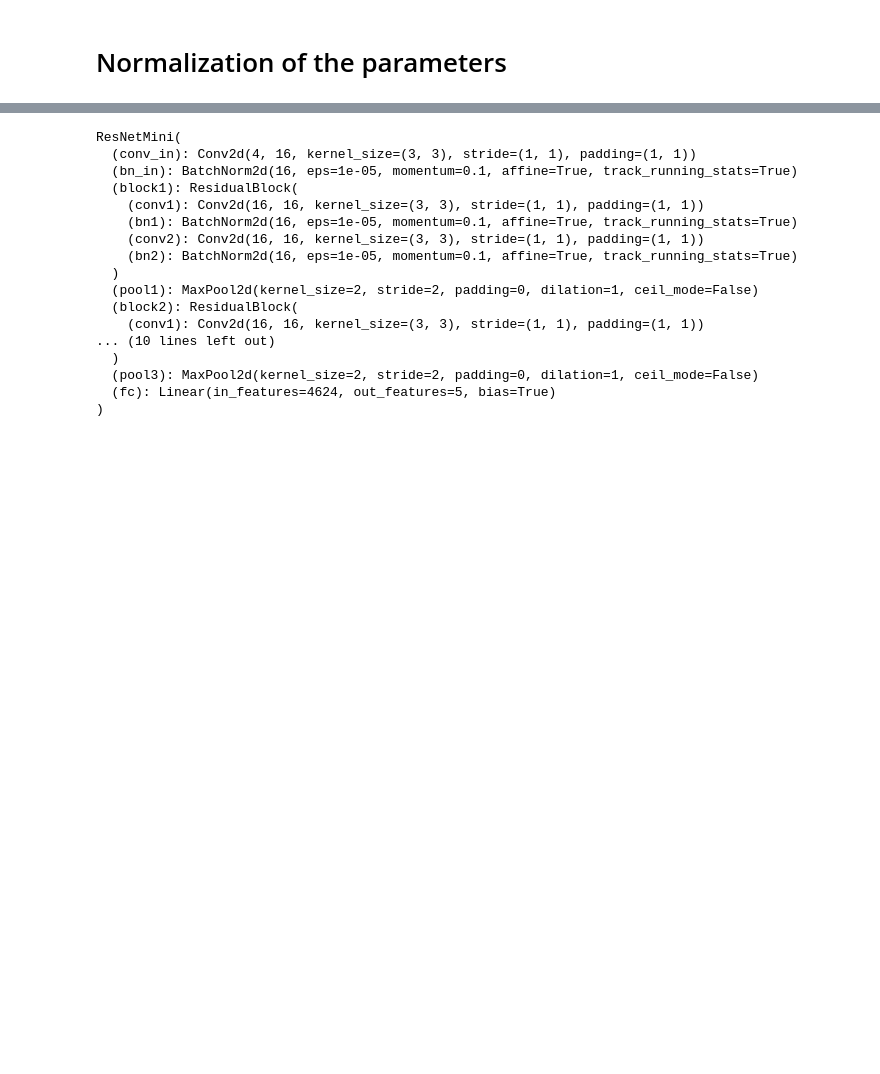
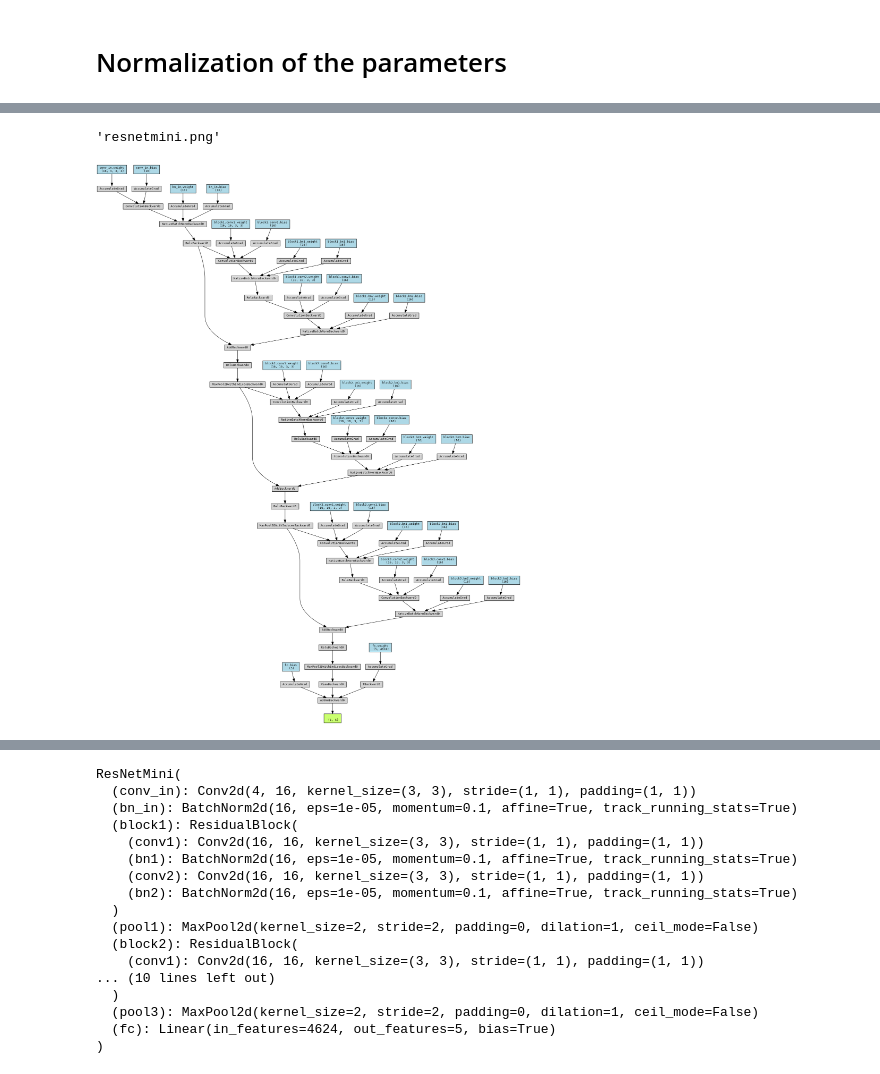
Before and after one commit to matthbatt/Deep-learning-gravitational-lensing, a Jupyter notebook: gravitational_lensing.ipynb, the cells around one changed output, grey strips where cells are left out. Saved outputs shown, nothing was run; the diff lists cells and outputs as text; code cells hidden in the pictures; blank space fills up the shorter version.

```diff
--- a/gravitational_lensing.ipynb
+++ b/gravitational_lensing.ipynb
@@ -493,0 +498,20 @@ len(train_loader)
+# %%
+import torch
+from torchviz import make_dot
+
+model = ResNetMini()
+x = torch.randn(1, 4, 140, 140)
+
+y = model(x)
+
+dot = make_dot(y, params=dict(model.named_parameters()))
+dot.format = "png"
+dot.render("resnetmini", directory=".", cleanup=True)  # creates resnetmini.png in current folder
+# %% [output]
+'resnetmini.png'
+# %%
+from IPython.display import Image
+
+Image("resnetmini.png")
+# %% [output]
+[figure, added]
```
Also changed, not shown: parts of 32 cells of this notebook, 1 other file.
